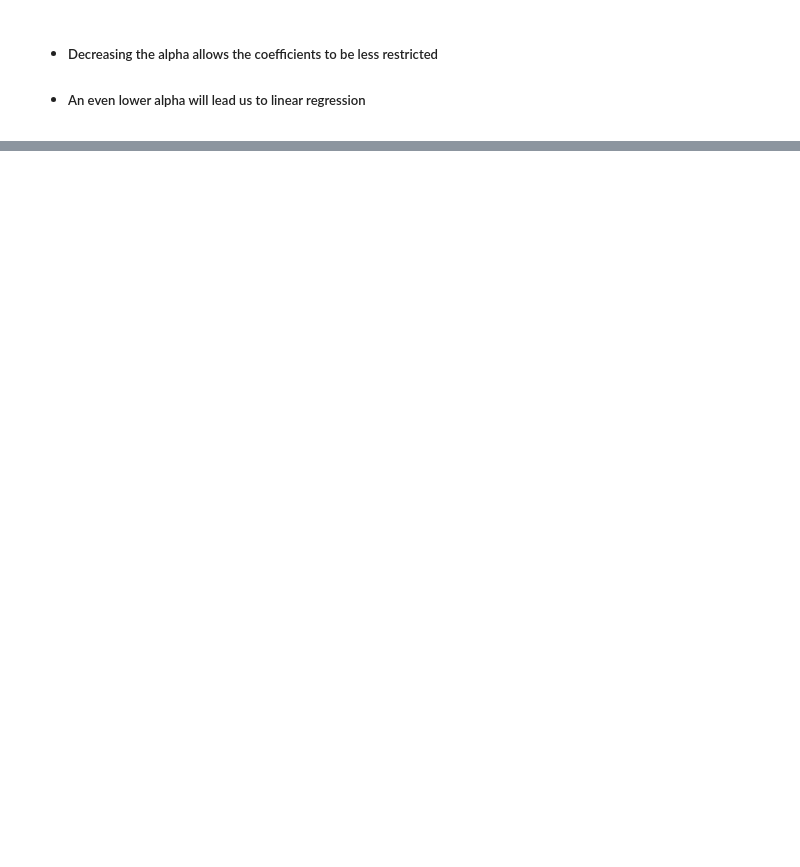
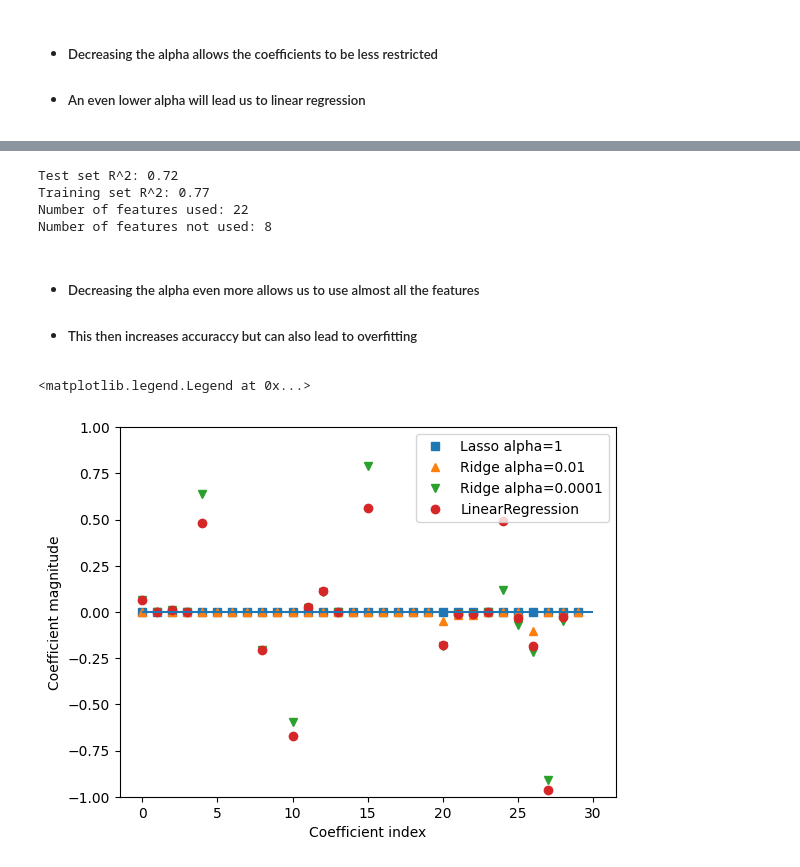
Before and after one commit to majiyaz2/data-science-notebooks, a Jupyter notebook: into-to-data-science/supervised_learning/linear_regression.ipynb, the cells around one changed output, grey strips where cells are left out. Saved outputs shown, nothing was run; the diff lists cells and outputs as text; code cells hidden in the pictures; blank space fills up the shorter version.

```diff
--- a/into-to-data-science/supervised_learning/linear_regression.ipynb
+++ b/into-to-data-science/supervised_learning/linear_regression.ipynb
@@ -194,0 +305,8 @@ array([0.41168494])
+# %%
+# Initializing the model to 3 neighbors
+lr = LinearRegression()
+# %%
+#Fitting the model with data
+lr.fit(X_train, y_train)
+print("Test set R^2: {:.2f}".format(lr.score(X_test, y_test)))
+print("Training set R^2: {:.2f}".format(lr.score(X_train, y_train)))
@@ -194,0 +316,5 @@ array([0.41168494])
+# %%
+# Initializing the model to 3 neighbors
+lasso = Lasso().fit(X_train, y_train)
+print("Test set R^2: {:.2f}".format(lasso.score(X_test, y_test)))
+print("Training set R^2: {:.2f}".format(lasso.score(X_train, y_train)))
@@ -194,0 +324,6 @@ array([0.41168494])
+# %%
+lasso001 = Lasso(alpha=0.01, max_iter=10000).fit(X_train, y_train)
+print("Test set R^2: {:.2f}".format(lasso001.score(X_test, y_test)))
+print("Training set R^2: {:.2f}".format(lasso001.score(X_train, y_train)))
+print("Number of features used: {}".format(np.sum(lasso001.coef_!=0)))
+print("Number of features not used: {}".format(np.sum(lasso001.coef_==0)))
@@ -194,0 +339,27 @@ array([0.41168494])
+# %%
+lasso00001 = Lasso(alpha=0.0001, max_iter=100000).fit(X_train, y_train)
+print("Test set R^2: {:.2f}".format(lasso00001.score(X_test, y_test)))
+print("Training set R^2: {:.2f}".format(lasso00001.score(X_train, y_train)))
+print("Number of features used: {}".format(np.sum(lasso00001.coef_!=0)))
+print("Number of features not used: {}".format(np.sum(lasso00001.coef_==0)))
+# %% [output]
+Test set R^2: 0.72
+Training set R^2: 0.77
+Number of features used: 22
+Number of features not used: 8
+# %% [markdown]
+- ##### Decreasing the alpha even more allows us to use almost all the features
+- ##### This then increases accuraccy but can also lead to overfitting
+# %%
+plt.plot(lasso.coef_, 's', label="Lasso alpha=1")
+plt.plot(lasso001.coef_, '^', label="Ridge alpha=0.01")
+plt.plot(ridge00001.coef_, 'v', label="Ridge alpha=0.0001")
+plt.plot(lr.coef_, 'o', label="LinearRegression")
+plt.xlabel("Coefficient index")
+plt.ylabel("Coefficient magnitude")
+plt.hlines(0, 0, len(lr.coef_))
+plt.ylim(-1, 1)
+plt.legend()
+# %% [output]
+<matplotlib.legend.Legend at 0x...>
+[figure, added]
```
Also changed, not shown: parts of 34 cells of this notebook.
